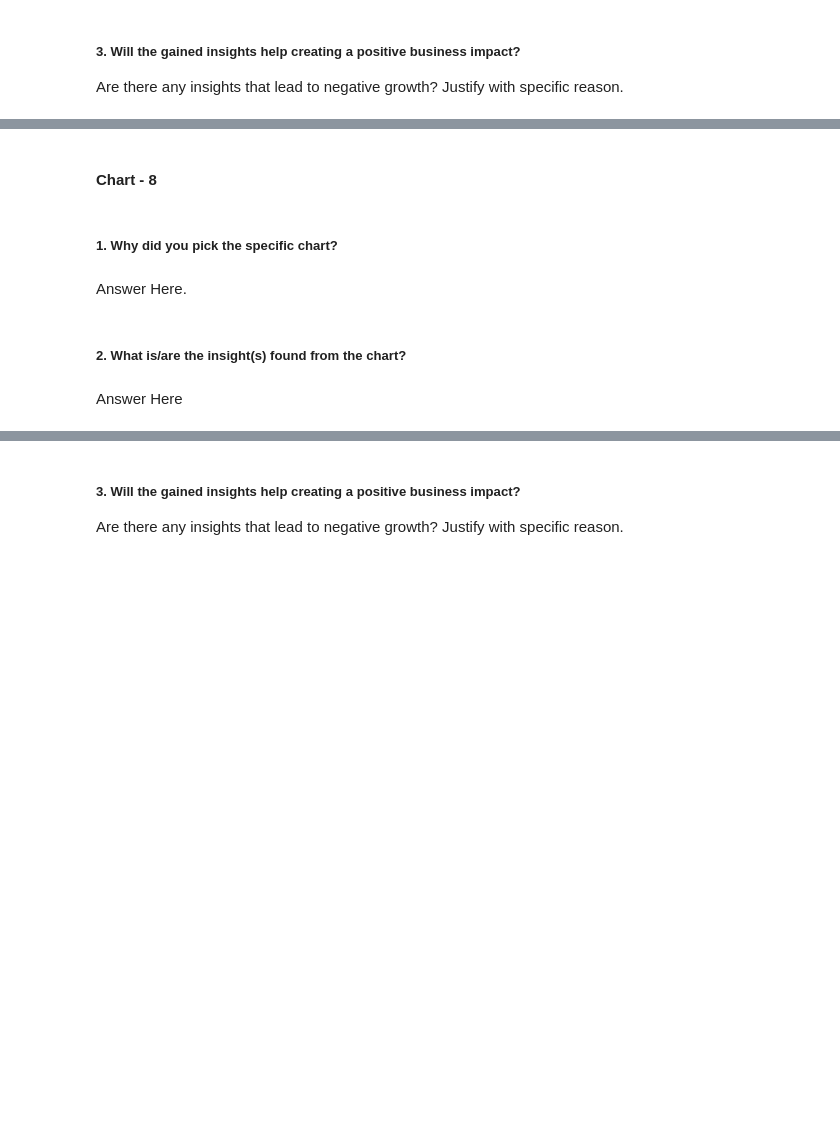
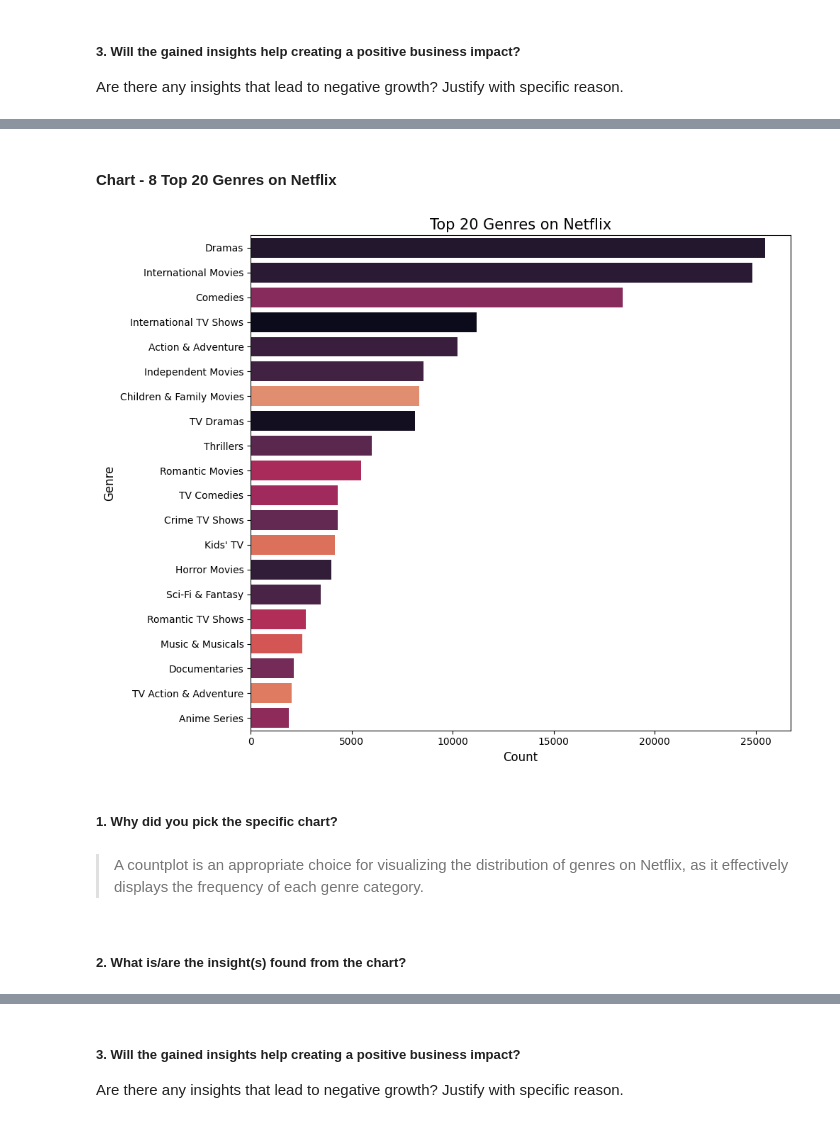
Before and after one commit to Electra89/Unsupervised-ML---Netflix-Movies-and-TV-Shows-Clustering, a Jupyter notebook: Unsupervised_ML_Netflix_Movies_and_TV_Shows_Clustering.ipynb, the cells around one changed output, grey strips where cells are left out. Cells and saved outputs as stored; diff of their text form; code cells hidden in the pictures; blank space fills up the shorter version.

```diff
--- a/Unsupervised_ML_Netflix_Movies_and_TV_Shows_Clustering.ipynb
+++ b/Unsupervised_ML_Netflix_Movies_and_TV_Shows_Clustering.ipynb
@@ -623,2 +671,2 @@ Answer Here
 # %% [markdown]
-#### Chart - 8
+#### Chart - 8  Top 20 Genres on Netflix
@@ -627,8 +673,26 @@ Answer Here
+# %%
+# Top 20 Genres on Netflix
+top_genres = temp_df['listed_in'].value_counts().index[0:20]
+# Creating a line plot to visualize the data
+plt.figure(figsize=(10, 8))
+sns.countplot(y='listed_in', order=top_genres, data=temp_df,hue="listed_in", palette="rocket")
+
+# Adding a title to the plot
+plt.title('Top 20 Genres on Netflix', fontsize=15, color='black')
+
+# Adding grid and labels for the x and y axes
+
+plt.xlabel('Count', fontsize=12, color='black')
+plt.ylabel('Genre', fontsize=12, color='black')
+
+# Displaying the plot
+plt.tight_layout()
+plt.show()
+# %% [output]
+[figure, added]
 # %% [markdown]
 ##### 1. Why did you pick the specific chart?
-# %% [markdown]
-Answer Here.
+# %% [markdown]
+> A countplot is an appropriate choice for visualizing the distribution of genres on Netflix, as it effectively displays the frequency of each genre category.
 # %% [markdown]
 ##### 2. What is/are the insight(s) found from the chart?
-# %% [markdown]
-Answer Here
```
Also changed, not shown: parts of 81 cells of this notebook.
